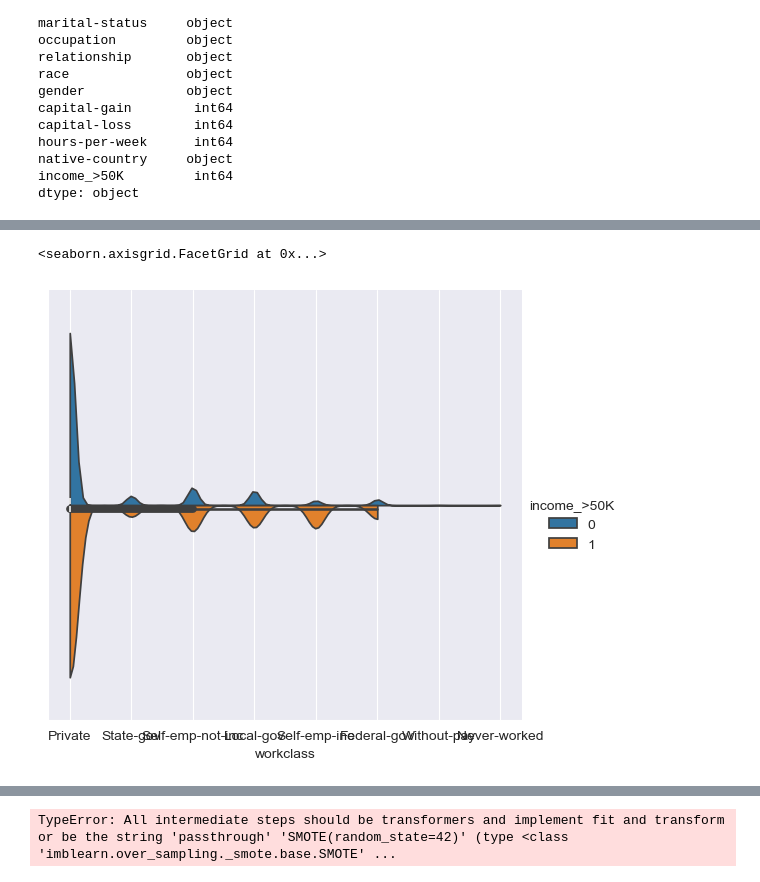
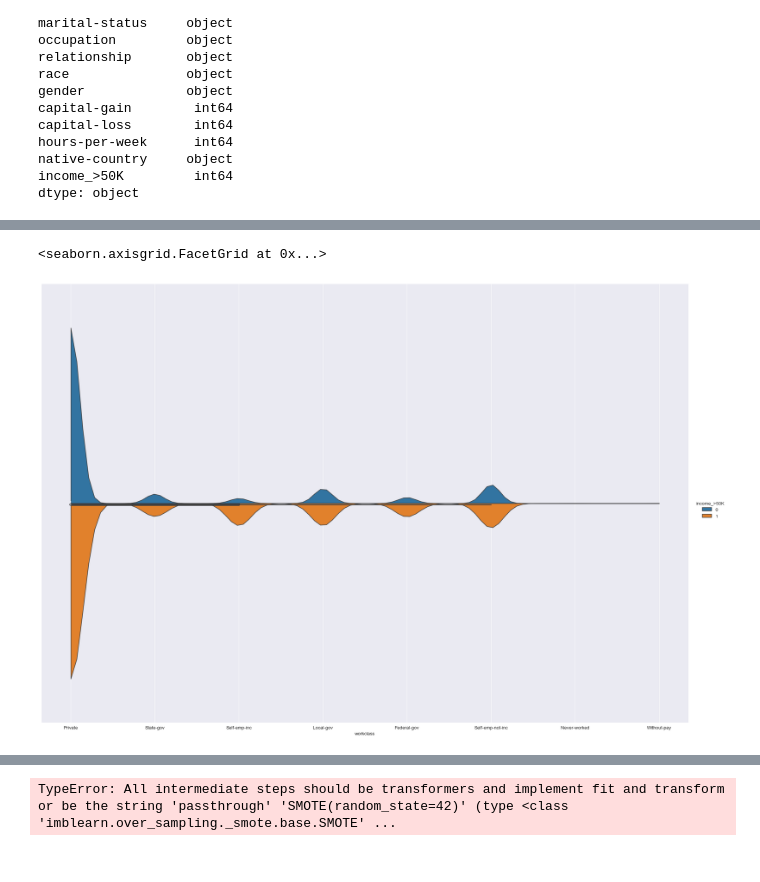
Before and after one commit to TimurTKO/Smote, a Jupyter notebook: sample.ipynb, the cells around one changed output, grey strips where cells are left out. Saved outputs shown, nothing was run; the diff lists cells and outputs as text; code cells hidden in the pictures.

```diff
--- a/sample.ipynb
+++ b/sample.ipynb
@@ -148,10 +148,10 @@ df_for_sns = pd.concat([X_train,pd.DataFrame(y_train)], axis=1)
 # %%
 df_for_sns = pd.concat([X_train,pd.DataFrame(y_train)], axis=1)
 sns.catplot(
     data=df_for_sns, hue="income_>50K", x="workclass",
-    kind="violin", bw_adjust=.5, cut=0, split=True,
+    kind="violin", bw_adjust=.5, cut=0, split=True, height=14, aspect=20/14
 )
 # %% [output]
 <seaborn.axisgrid.FacetGrid at 0x...>
-[figure, old version]
+[figure, new version]
 # %%
```
Also changed, not shown: parts of 17 cells of this notebook.
